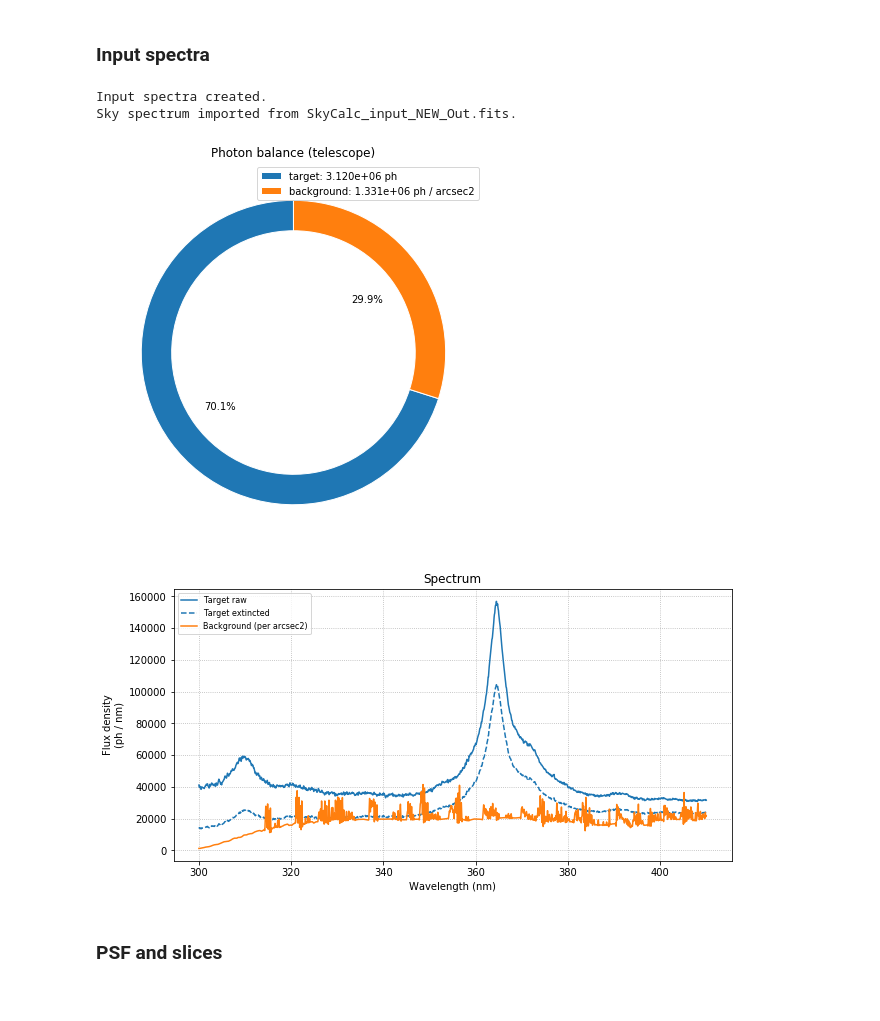
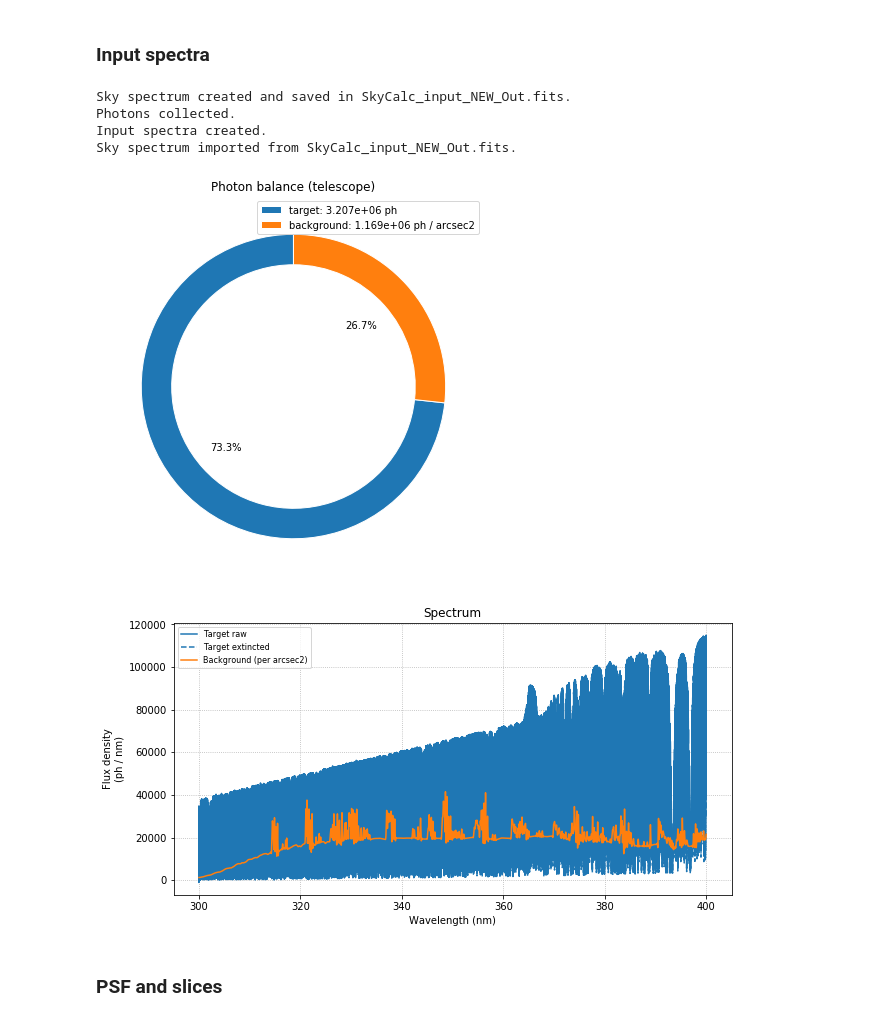
Before and after one commit to gcupani/cubes, a Jupyter notebook: CUBES E2E simulator (compact).ipynb, the cells around one changed output. Cells and saved outputs as stored; diff of their text form; code cells hidden in the pictures.

```diff
--- a/CUBES E2E simulator (compact).ipynb
+++ b/CUBES E2E simulator (compact).ipynb
@@ -7,31 +7,32 @@
 ### Input spectra
 # %%
 sim.spec_templ = 'custom'  # Template ('flat', 'PL', 'custom')
-sim.spec_file = 'Science_Spectra/Zheng+97.txt'  # Path to file
+sim.spec_file = 'Science_Spectra/flux_D_m1_0.spec-2col.txt'  # Path to file
 
-sim.mag_syst = 'Vega'  # System ('AB', 'Vega')
-sim.mag_band = 'U'  # Band ('u', 'g', 'r', 'i', 'z' for AB, 'U', 'B', 'V', 'R', 'I', 'J', 'H', 'K' for Vega)
+sim.mag_syst = 'Vega'  # System ('Vega')
+sim.mag_band = 'U'  # Band ('U', 'B', 'V', 'R', 'I', 'J', 'H', 'K' for Vega)
 sim.targ_mag = 21  # Magnitude
 
-sim.qso_zem = 2.0  # Emission redshift
+sim.qso_zem = None  # Emission redshift
 sim.qso_lya_abs = False  # Lyman-alpha absorption
 
 sim.airmass = 1.16  # Airmass
 sim.pwv = 2.5  # Precipitable water vapor
 sim.moond = 0  # Days from new moon
 try:
-    skip
     %run -i SkyCalc_Call.py  # Uncomment this to skip call to SkyCalc
 except:
     sim.bckg_mag = 22.5 # Background magnitude
 
 sim.texp = 3600*au.s  # Exposure time
 sim.spec_in()
 # %% [output]
+Sky spectrum created and saved in SkyCalc_input_NEW_Out.fits.
+Photons collected.
 Input spectra created.
 Sky spectrum imported from SkyCalc_input_NEW_Out.fits.
-[figure, old version]
+[figure, new version]
-[figure, old version]
+[figure, new version]
 # %% [markdown]
 ### PSF and slices
 # %%
```
Also changed, not shown: 4 other files.
